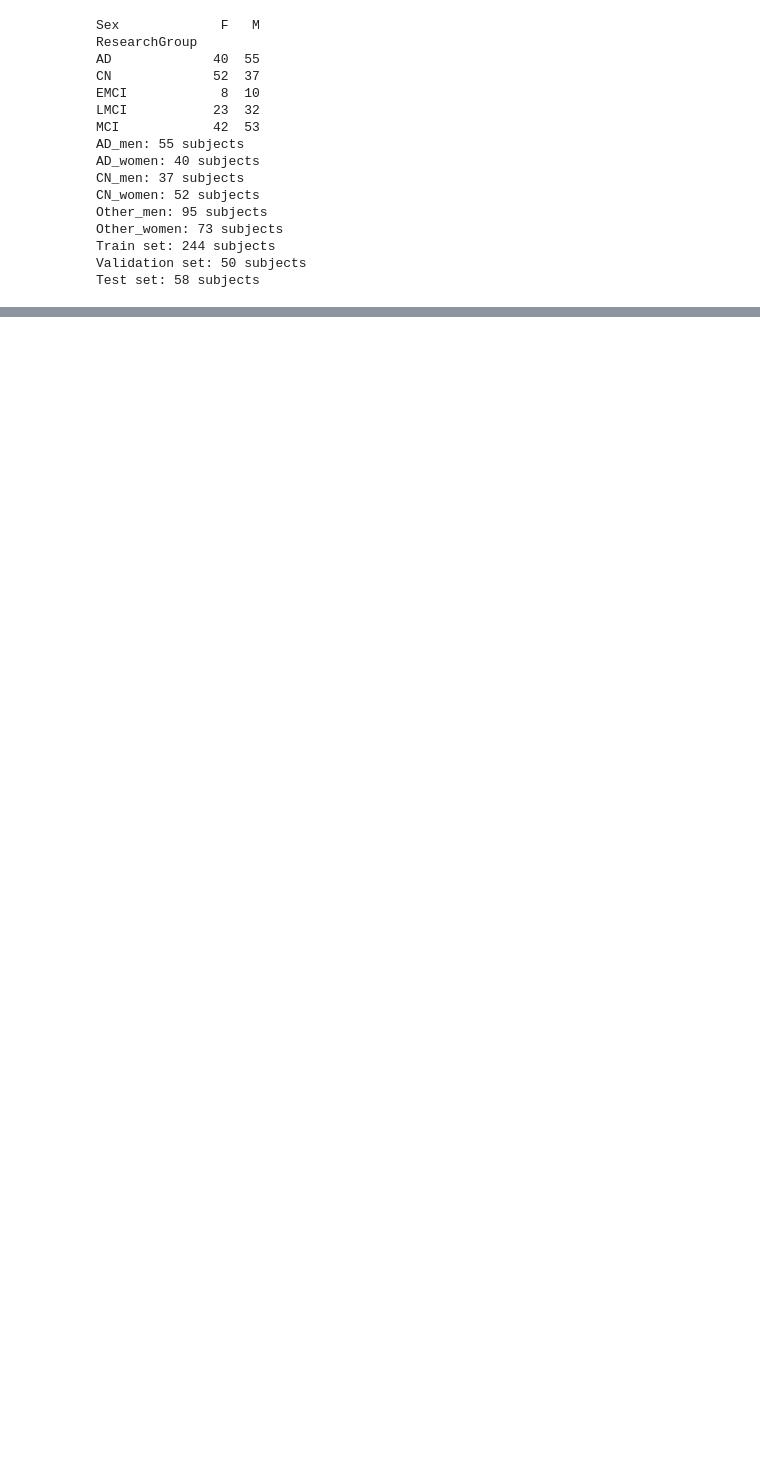
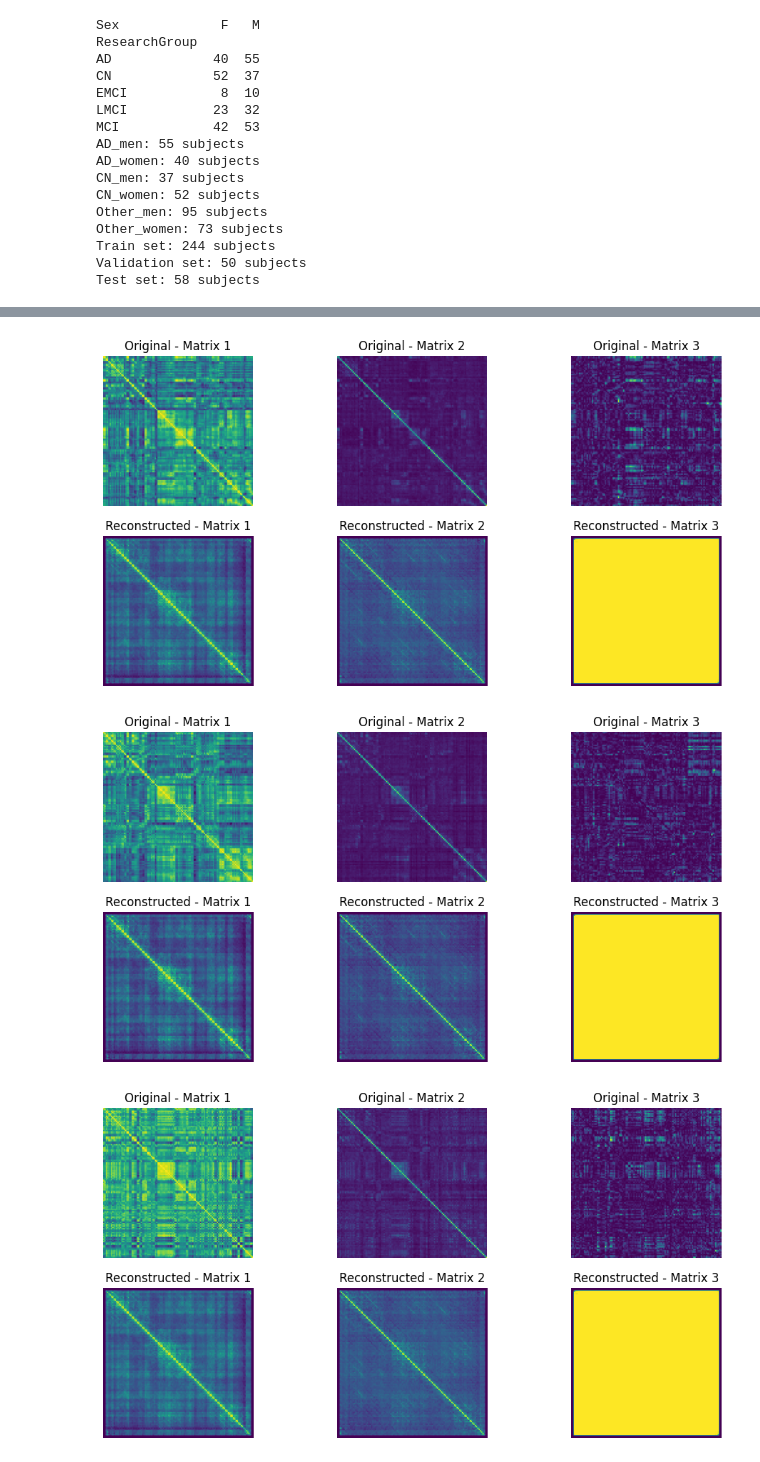
Before and after one commit to SantiagoVentinoBlasLaguzza/AAL, a Jupyter notebook: balance.ipynb, the cells around one changed output, grey strips where cells are left out. Saved outputs shown, nothing was run; the diff lists cells and outputs as text; code cells hidden in the pictures; blank space fills up the shorter version.

```diff
--- a/balance.ipynb
+++ b/balance.ipynb
@@ -207,0 +270,9 @@ Plotting matrices for a random subject from Test dataset: /home/santiago/Desktop
+# %%
+def loss_function(recon_x, x, mu, logvar):
+    # Reconstruction loss (Binary Cross Entropy)
+    recon_loss = F.mse_loss(recon_x, x, reduction='sum')
+
+    # KL Divergence
+    KLD = -0.5 * torch.sum(1 + logvar - mu.pow(2) - logvar.exp())
+
+    return recon_loss + KLD
@@ -207,0 +355,11 @@ Plotting matrices for a random subject from Test dataset: /home/santiago/Desktop
+# %%
+model.eval()
+test_loss = 0
+with torch.no_grad():
+    for data in test_loader:
+        x = data[0].to(device, dtype=torch.float)
+        recon_batch, mu, logvar = model(x)
+        loss = loss_function(recon_batch, x, mu, logvar)
+        test_loss += loss.item()
+avg_test_loss = test_loss / len(test_loader.dataset)
+print(f"Average Test Loss: {avg_test_loss:.4f}")
@@ -207,0 +368,33 @@ Plotting matrices for a random subject from Test dataset: /home/santiago/Desktop
+# %%
+import matplotlib.pyplot as plt
+
+# Function to display original and reconstructed images
+def visualize_reconstruction(model, data_loader):
+    model.eval()
+    with torch.no_grad():
+        data = next(iter(data_loader))
+        x = data[0].to(device, dtype=torch.float)
+        recon_x, _, _ = model(x)
+
+        # Move tensors to CPU and convert to numpy
+        x = x.cpu().numpy()
+        recon_x = recon_x.cpu().numpy()
+
+        n = min(x.shape[0], 5)  # Number of samples to display
+        for i in range(n):
+            fig, axes = plt.subplots(2, 3, figsize=(12, 6))
+            for j in range(3):
+                axes[0, j].imshow(x[i, j], cmap='viridis')
+                axes[0, j].set_title(f'Original - Matrix {j+1}')
+                axes[0, j].axis('off')
+                axes[1, j].imshow(recon_x[i, j], cmap='viridis')
+                axes[1, j].set_title(f'Reconstructed - Matrix {j+1}')
+                axes[1, j].axis('off')
+            plt.show()
+
+# Visualize reconstructions on test data
+visualize_reconstruction(model, test_loader)
+# %% [output]
+[figure, added]
+[figure, added]
+[figure, added]
```
Also changed, not shown: parts of 10 cells of this notebook.
